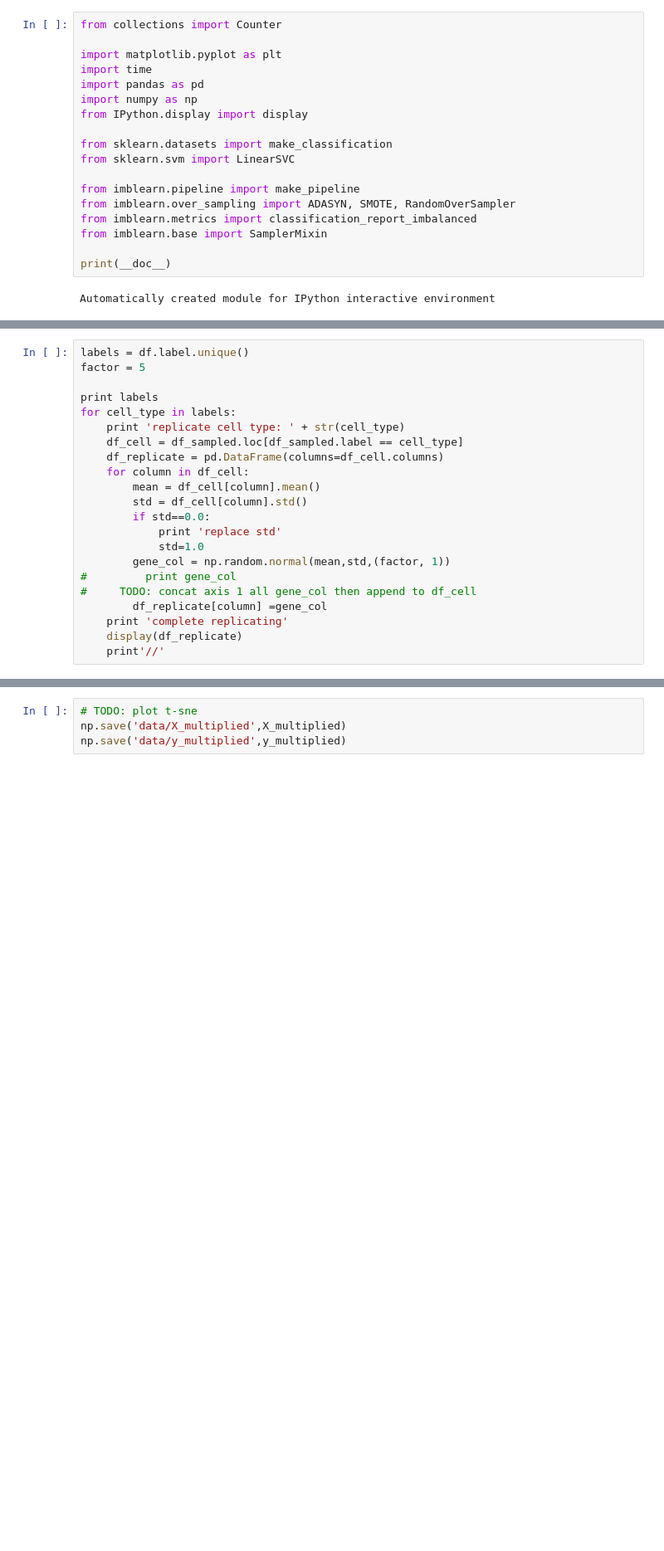
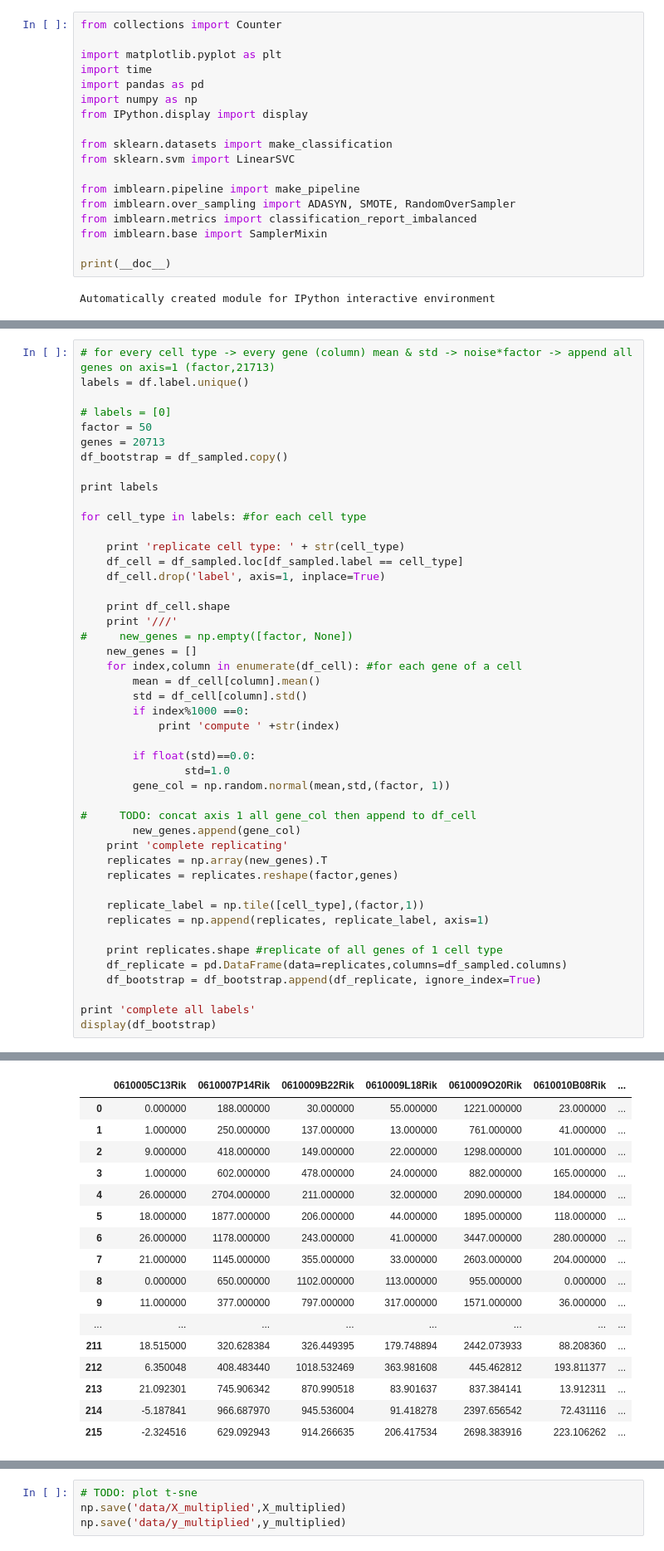
Before and after one commit to MarShin/single-cell_RNA, a Jupyter notebook: bootstrap-data.ipynb, the cells around one changed output, grey strips where cells are left out. Shown at 83% size. Saved outputs shown, nothing was run; the diff lists cells and outputs as text; blank space fills up the shorter version.

Commit message:
complete bootstrap 2

```diff
--- a/bootstrap-data.ipynb
+++ b/bootstrap-data.ipynb
@@ -131,25 +113,49 @@ Index([u'label_name', u'0610005C13Rik', u'0610007P14Rik', u'0610009B22Rik',
 # %%
+# for every cell type -> every gene (column) mean & std -> noise*factor -> append all genes on axis=1 (factor,21713)
 labels = df.label.unique()
-factor = 5
+
+# labels = [0]
+factor = 50
+genes = 20713
+df_bootstrap = df_sampled.copy()
 
 print labels
-for cell_type in labels:
+
+for cell_type in labels: #for each cell type
+
     print 'replicate cell type: ' + str(cell_type)
     df_cell = df_sampled.loc[df_sampled.label == cell_type]
-    df_replicate = pd.DataFrame(columns=df_cell.columns)
-    for column in df_cell:
+    df_cell.drop('label', axis=1, inplace=True)
+
+    print df_cell.shape
+    print '///'
+#     new_genes = np.empty([factor, None])
+    new_genes = []
+    for index,column in enumerate(df_cell): #for each gene of a cell
         mean = df_cell[column].mean()
         std = df_cell[column].std()
-        if std==0.0:
-            print 'replace std'
-            std=1.0
+        if index%1000 ==0:
+            print 'compute ' +str(index)
+
+        if float(std)==0.0:
+                std=1.0
         gene_col = np.random.normal(mean,std,(factor, 1))
-#         print gene_col
+
 #     TODO: concat axis 1 all gene_col then append to df_cell
-        df_replicate[column] =gene_col
+        new_genes.append(gene_col)
     print 'complete replicating'
-    display(df_replicate)
-    print'//'
+    replicates = np.array(new_genes).T
+    replicates = replicates.reshape(factor,genes)
+
+    replicate_label = np.tile([cell_type],(factor,1))
+    replicates = np.append(replicates, replicate_label, axis=1)
+
+    print replicates.shape #replicate of all genes of 1 cell type
+    df_replicate = pd.DataFrame(data=replicates,columns=df_sampled.columns)
+    df_bootstrap = df_bootstrap.append(df_replicate, ignore_index=True)
+
+print 'complete all labels'
+display(df_bootstrap)
 # %% [output]
 [0 1 2 3]
 replicate cell type: 0
@@ -157,0 +186,17 @@ ValueError: Cannot set a frame with no defined index and a value that cannot be
+|  | 0610005C13Rik | 0610007P14Rik | 0610009B22Rik | 0610009L18Rik | 0610009O20Rik | 0610010B08Rik | ... |
+| 0 | 0.000000 | 188.000000 | 30.000000 | 55.000000 | 1221.000000 | 23.000000 | ... |
+| 1 | 1.000000 | 250.000000 | 137.000000 | 13.000000 | 761.000000 | 41.000000 | ... |
+| 2 | 9.000000 | 418.000000 | 149.000000 | 22.000000 | 1298.000000 | 101.000000 | ... |
+| 3 | 1.000000 | 602.000000 | 478.000000 | 24.000000 | 882.000000 | 165.000000 | ... |
+| 4 | 26.000000 | 2704.000000 | 211.000000 | 32.000000 | 2090.000000 | 184.000000 | ... |
+| 5 | 18.000000 | 1877.000000 | 206.000000 | 44.000000 | 1895.000000 | 118.000000 | ... |
+| 6 | 26.000000 | 1178.000000 | 243.000000 | 41.000000 | 3447.000000 | 280.000000 | ... |
+| 7 | 21.000000 | 1145.000000 | 355.000000 | 33.000000 | 2603.000000 | 204.000000 | ... |
+| 8 | 0.000000 | 650.000000 | 1102.000000 | 113.000000 | 955.000000 | 0.000000 | ... |
+| 9 | 11.000000 | 377.000000 | 797.000000 | 317.000000 | 1571.000000 | 36.000000 | ... |
+| ... | ... | ... | ... | ... | ... | ... | ... |
+| 211 | 18.515000 | 320.628384 | 326.449395 | 179.748894 | 2442.073933 | 88.208360 | ... |
+| 212 | 6.350048 | 408.483440 | 1018.532469 | 363.981608 | 445.462812 | 193.811377 | ... |
+| 213 | 21.092301 | 745.906342 | 870.990518 | 83.901637 | 837.384141 | 13.912311 | ... |
+| 214 | -5.187841 | 966.687970 | 945.536004 | 91.418278 | 2397.656542 | 72.431116 | ... |
+| 215 | -2.324516 | 629.092943 | 914.266635 | 206.417534 | 2698.383916 | 223.106262 | ... |
```
Also changed, not shown: parts of 11 cells of this notebook.
